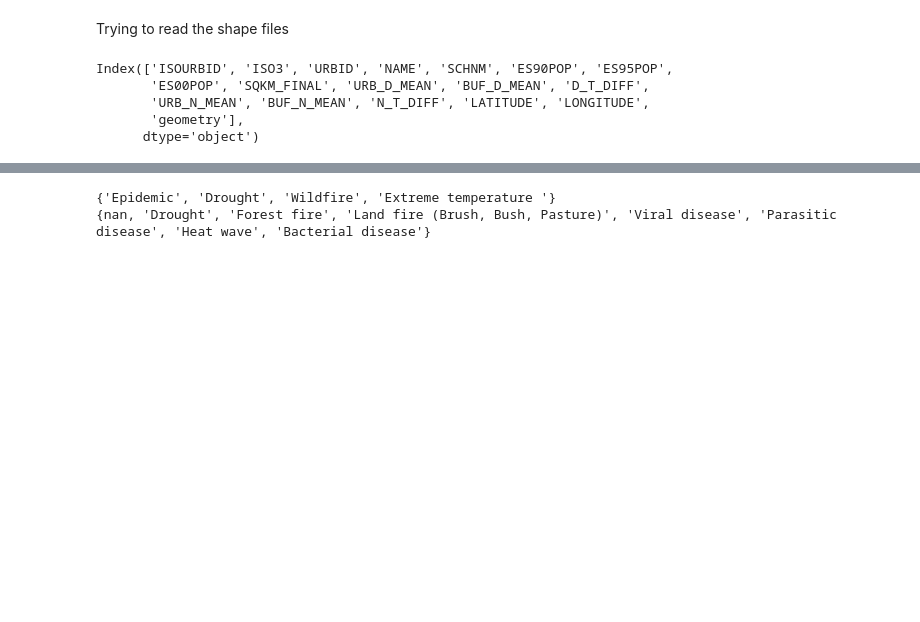
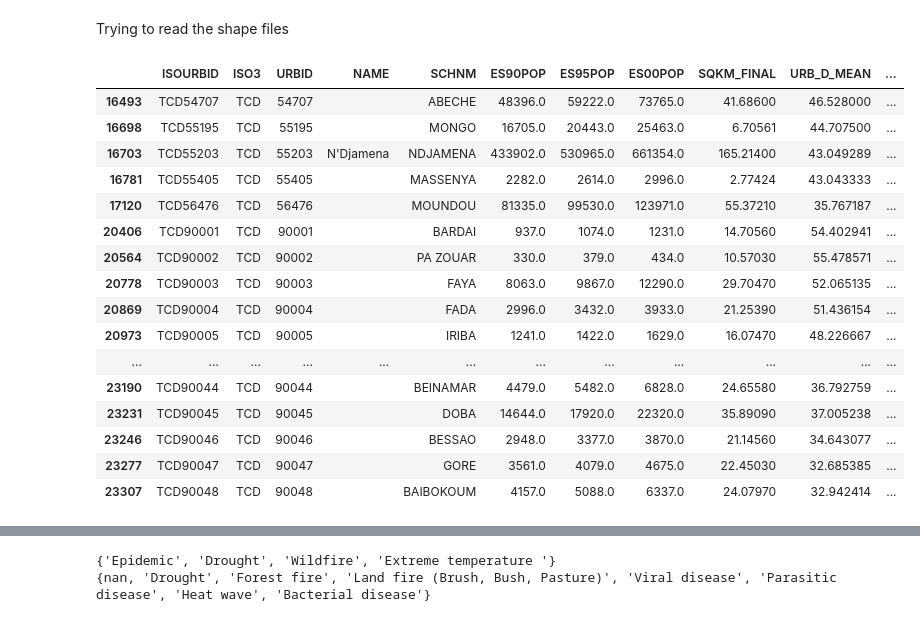
Before and after one commit to rubenkerkhofs/modern-data-analytics, a Jupyter notebook: Experimental Notebooks/Data Reading and Descriptives.ipynb, the cells around one changed output, grey strips where cells are left out. Saved outputs shown, nothing was run; the diff lists cells and outputs as text; code cells hidden in the pictures; blank space fills up the shorter version.

```diff
--- a/Experimental Notebooks/Data Reading and Descriptives.ipynb
+++ b/Experimental Notebooks/Data Reading and Descriptives.ipynb
@@ -39,14 +39,25 @@ for row in r.shapeRecords():
 #proj4_string = osr.SpatialReference(prj_file).ExportToProj4()
 gdf = gpd.GeoDataFrame(data = attributes, geometry = geometry)
 # %%
-gdf.head()
-gdf.columns
+gdf[gdf['ISO3'] == 'TCD']
 # %% [output]
-Index(['ISOURBID', 'ISO3', 'URBID', 'NAME', 'SCHNM', 'ES90POP', 'ES95POP',
-       'ES00POP', 'SQKM_FINAL', 'URB_D_MEAN', 'BUF_D_MEAN', 'D_T_DIFF',
-       'URB_N_MEAN', 'BUF_N_MEAN', 'N_T_DIFF', 'LATITUDE', 'LONGITUDE',
-       'geometry'],
-      dtype='object')
+|  | ISOURBID | ISO3 | URBID | NAME | SCHNM | ES90POP | ES95POP | ES00POP | SQKM_FINAL | URB_D_MEAN | ... |
+| 16493 | TCD54707 | TCD | 54707 |  | ABECHE | 48396.0 | 59222.0 | 73765.0 | 41.68600 | 46.528000 | ... |
+| 16698 | TCD55195 | TCD | 55195 |  | MONGO | 16705.0 | 20443.0 | 25463.0 | 6.70561 | 44.707500 | ... |
+| 16703 | TCD55203 | TCD | 55203 | N'Djamena | NDJAMENA | 433902.0 | 530965.0 | 661354.0 | 165.21400 | 43.049289 | ... |
+| 16781 | TCD55405 | TCD | 55405 |  | MASSENYA | 2282.0 | 2614.0 | 2996.0 | 2.77424 | 43.043333 | ... |
+| 17120 | TCD56476 | TCD | 56476 |  | MOUNDOU | 81335.0 | 99530.0 | 123971.0 | 55.37210 | 35.767187 | ... |
+| 20406 | TCD90001 | TCD | 90001 |  | BARDAI | 937.0 | 1074.0 | 1231.0 | 14.70560 | 54.402941 | ... |
+| 20564 | TCD90002 | TCD | 90002 |  | PA ZOUAR | 330.0 | 379.0 | 434.0 | 10.57030 | 55.478571 | ... |
+| 20778 | TCD90003 | TCD | 90003 |  | FAYA | 8063.0 | 9867.0 | 12290.0 | 29.70470 | 52.065135 | ... |
+| 20869 | TCD90004 | TCD | 90004 |  | FADA | 2996.0 | 3432.0 | 3933.0 | 21.25390 | 51.436154 | ... |
+| 20973 | TCD90005 | TCD | 90005 |  | IRIBA | 1241.0 | 1422.0 | 1629.0 | 16.07470 | 48.226667 | ... |
+| ... | ... | ... | ... | ... | ... | ... | ... | ... | ... | ... | ... |
+| 23190 | TCD90044 | TCD | 90044 |  | BEINAMAR | 4479.0 | 5482.0 | 6828.0 | 24.65580 | 36.792759 | ... |
+| 23231 | TCD90045 | TCD | 90045 |  | DOBA | 14644.0 | 17920.0 | 22320.0 | 35.89090 | 37.005238 | ... |
+| 23246 | TCD90046 | TCD | 90046 |  | BESSAO | 2948.0 | 3377.0 | 3870.0 | 21.14560 | 34.643077 | ... |
+| 23277 | TCD90047 | TCD | 90047 |  | GORE | 3561.0 | 4079.0 | 4675.0 | 22.45030 | 32.685385 | ... |
+| 23307 | TCD90048 | TCD | 90048 |  | BAIBOKOUM | 4157.0 | 5088.0 | 6337.0 | 24.07970 | 32.942414 | ... |
 # %%
 disasters_df = pd.read_excel(data_files[0], skiprows = 6)
 disasters_df.columns
```
Also changed, not shown: parts of 1 cell of this notebook.
